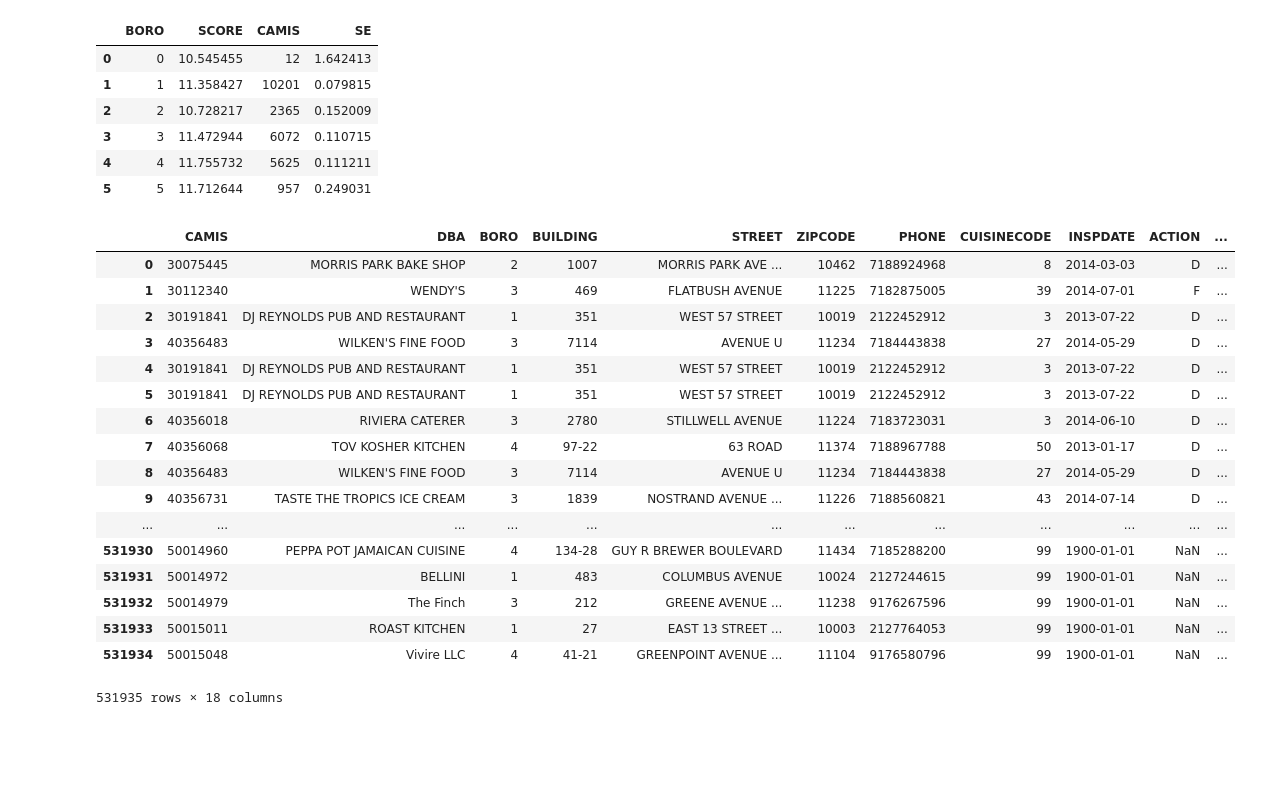
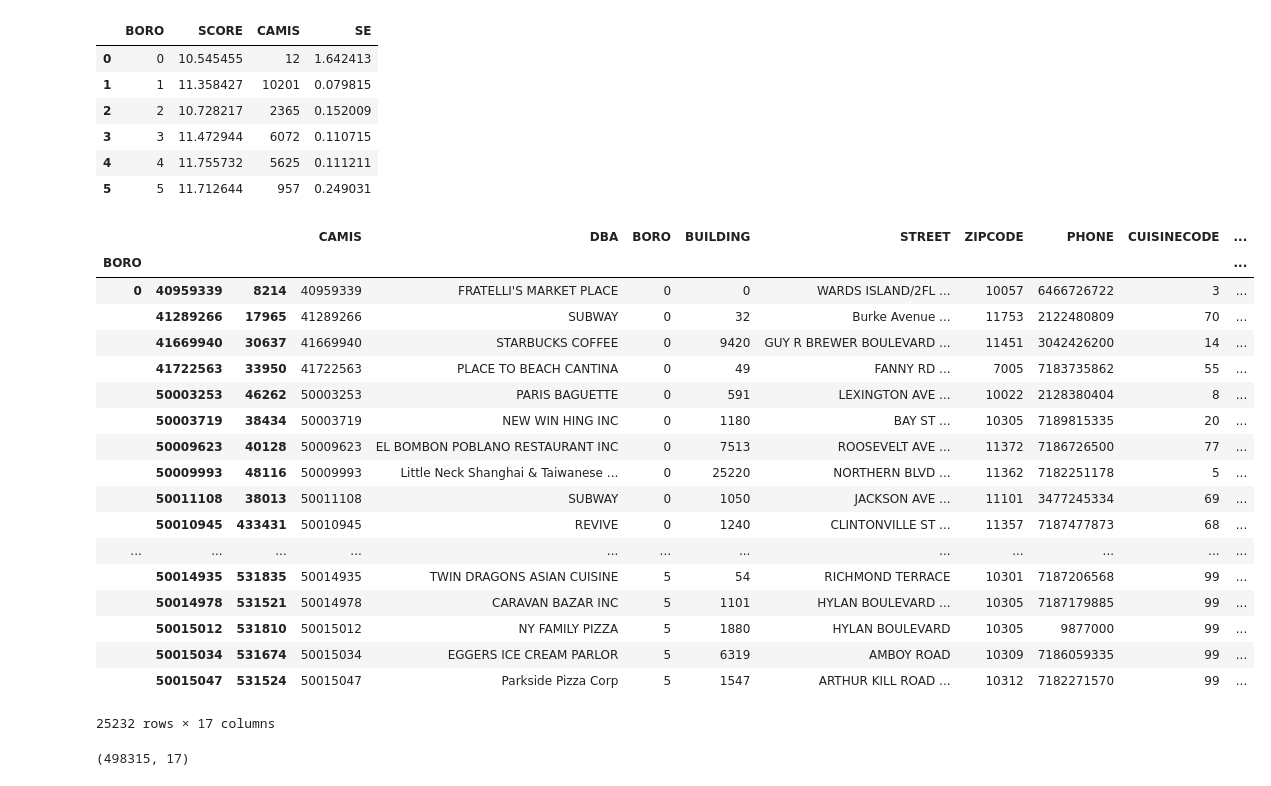
Before and after one commit to udicuty/miniprojects, a Jupyter notebook: SQL/SQL.ipynb, the cells around one changed output. Cells and saved outputs as stored; diff of their text form; code cells hidden in the pictures; blank space fills up the shorter version.

```diff
--- a/SQL/SQL.ipynb
+++ b/SQL/SQL.ipynb
@@ -169,24 +149,37 @@ b
 | 3 | 3 | 11.472944 | 6072 | 0.110715 |
 | 4 | 4 | 11.755732 | 5625 | 0.111211 |
 | 5 | 5 | 11.712644 | 957 | 0.249031 |
-# %%
-df
-# %% [output]
-|  | CAMIS | DBA | BORO | BUILDING | STREET | ZIPCODE | PHONE | CUISINECODE | INSPDATE | ACTION | ... |
-| 0 | 30075445 | MORRIS PARK BAKE SHOP | 2 | 1007 | MORRIS PARK AVE ... | 10462 | 7188924968 | 8 | 2014-03-03 | D | ... |
-| 1 | 30112340 | WENDY'S | 3 | 469 | FLATBUSH AVENUE | 11225 | 7182875005 | 39 | 2014-07-01 | F | ... |
-| 2 | 30191841 | DJ REYNOLDS PUB AND RESTAURANT | 1 | 351 | WEST 57 STREET | 10019 | 2122452912 | 3 | 2013-07-22 | D | ... |
-| 3 | 40356483 | WILKEN'S FINE FOOD | 3 | 7114 | AVENUE U | 11234 | 7184443838 | 27 | 2014-05-29 | D | ... |
-| 4 | 30191841 | DJ REYNOLDS PUB AND RESTAURANT | 1 | 351 | WEST 57 STREET | 10019 | 2122452912 | 3 | 2013-07-22 | D | ... |
-| 5 | 30191841 | DJ REYNOLDS PUB AND RESTAURANT | 1 | 351 | WEST 57 STREET | 10019 | 2122452912 | 3 | 2013-07-22 | D | ... |
-| 6 | 40356018 | RIVIERA CATERER | 3 | 2780 | STILLWELL AVENUE | 11224 | 7183723031 | 3 | 2014-06-10 | D | ... |
-| 7 | 40356068 | TOV KOSHER KITCHEN | 4 | 97-22 | 63 ROAD | 11374 | 7188967788 | 50 | 2013-01-17 | D | ... |
-| 8 | 40356483 | WILKEN'S FINE FOOD | 3 | 7114 | AVENUE U | 11234 | 7184443838 | 27 | 2014-05-29 | D | ... |
-| 9 | 40356731 | TASTE THE TROPICS ICE CREAM | 3 | 1839 | NOSTRAND AVENUE ... | 11226 | 7188560821 | 43 | 2014-07-14 | D | ... |
-| ... | ... | ... | ... | ... | ... | ... | ... | ... | ... | ... | ... |
-| 531930 | 50014960 | PEPPA POT JAMAICAN CUISINE | 4 | 134-28 | GUY R BREWER BOULEVARD | 11434 | 7185288200 | 99 | 1900-01-01 | NaN | ... |
-| 531931 | 50014972 | BELLINI | 1 | 483 | COLUMBUS AVENUE | 10024 | 2127244615 | 99 | 1900-01-01 | NaN | ... |
-| 531932 | 50014979 | The Finch | 3 | 212 | GREENE AVENUE ... | 11238 | 9176267596 | 99 | 1900-01-01 | NaN | ... |
-| 531933 | 50015011 | ROAST KITCHEN | 1 | 27 | EAST 13 STREET ... | 10003 | 2127764053 | 99 | 1900-01-01 | NaN | ... |
-| 531934 | 50015048 | Vivire LLC | 4 | 41-21 | GREENPOINT AVENUE ... | 11104 | 9176580796 | 99 | 1900-01-01 | NaN | ... |
-531935 rows × 18 columns
+# %%
+#BY borough
+b2=c.groupby('BORO').apply(lambda x: x.sort_values(by='CURRENTGRADE'))
+b2
+# %% [output]
+|  |  |  | CAMIS | DBA | BORO | BUILDING | STREET | ZIPCODE | PHONE | CUISINECODE | ... |
+| BORO |  |  |  |  |  |  |  |  |  |  | ... |
+| 0 | 40959339 | 8214 | 40959339 | FRATELLI'S MARKET PLACE | 0 | 0 | WARDS ISLAND/2FL ... | 10057 | 6466726722 | 3 | ... |
+|  | 41289266 | 17965 | 41289266 | SUBWAY | 0 | 32 | Burke Avenue ... | 11753 | 2122480809 | 70 | ... |
+|  | 41669940 | 30637 | 41669940 | STARBUCKS COFFEE | 0 | 9420 | GUY R BREWER BOULEVARD ... | 11451 | 3042426200 | 14 | ... |
+|  | 41722563 | 33950 | 41722563 | PLACE TO BEACH CANTINA | 0 | 49 | FANNY RD ... | 7005 | 7183735862 | 55 | ... |
+|  | 50003253 | 46262 | 50003253 | PARIS BAGUETTE | 0 | 591 | LEXINGTON AVE ... | 10022 | 2128380404 | 8 | ... |
+|  | 50003719 | 38434 | 50003719 | NEW WIN HING INC | 0 | 1180 | BAY ST ... | 10305 | 7189815335 | 20 | ... |
+|  | 50009623 | 40128 | 50009623 | EL BOMBON POBLANO RESTAURANT INC | 0 | 7513 | ROOSEVELT AVE ... | 11372 | 7186726500 | 77 | ... |
+|  | 50009993 | 48116 | 50009993 | Little Neck Shanghai & Taiwanese ... | 0 | 25220 | NORTHERN BLVD ... | 11362 | 7182251178 | 5 | ... |
+|  | 50011108 | 38013 | 50011108 | SUBWAY | 0 | 1050 | JACKSON AVE ... | 11101 | 3477245334 | 69 | ... |
+|  | 50010945 | 433431 | 50010945 | REVIVE | 0 | 1240 | CLINTONVILLE ST ... | 11357 | 7187477873 | 68 | ... |
+| ... | ... | ... | ... | ... | ... | ... | ... | ... | ... | ... | ... |
+|  | 50014935 | 531835 | 50014935 | TWIN DRAGONS ASIAN CUISINE | 5 | 54 | RICHMOND TERRACE | 10301 | 7187206568 | 99 | ... |
+|  | 50014978 | 531521 | 50014978 | CARAVAN BAZAR INC | 5 | 1101 | HYLAN BOULEVARD ... | 10305 | 7187179885 | 99 | ... |
+|  | 50015012 | 531810 | 50015012 | NY FAMILY PIZZA | 5 | 1880 | HYLAN BOULEVARD | 10305 | 9877000 | 99 | ... |
+|  | 50015034 | 531674 | 50015034 | EGGERS ICE CREAM PARLOR | 5 | 6319 | AMBOY ROAD | 10309 | 7186059335 | 99 | ... |
+|  | 50015047 | 531524 | 50015047 | Parkside Pizza Corp | 5 | 1547 | ARTHUR KILL ROAD ... | 10312 | 7182271570 | 99 | ... |
+25232 rows × 17 columns
+# %%
+#BY cuisine
+#c=df.groupby("CAMIS").apply(lambda x: x.sort_values(by='INSPDATE',ascending=False).head(1))
+df=pd.read_csv("WebExtract.txt")
+
+df['REPORTS'] = df['SE'] = df.SCORE
+df=df[df.BORO!=0]
+df.shape
+# %% [output]
+(498315, 17)
```
Also changed, not shown: parts of 18 cells of this notebook.
